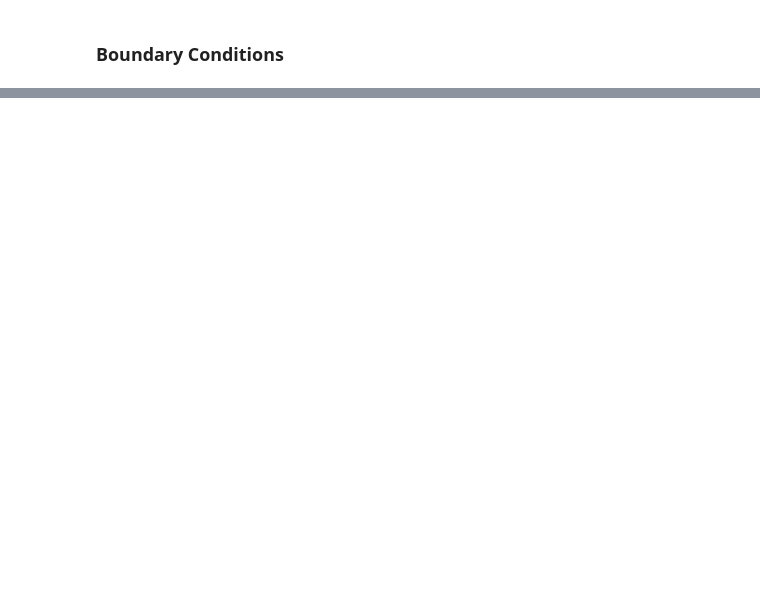
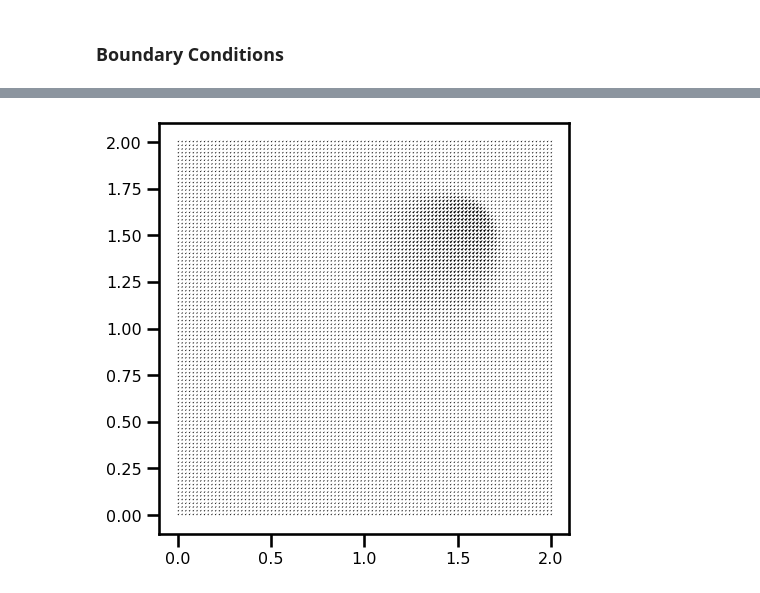
Before and after one commit to jejjohnson/jaxsw, a Jupyter notebook: notebooks/dev/eman/12_steps_2_NS/3_nonlinear_convection_2d.ipynb, the cells around one changed output, grey strips where cells are left out. Saved outputs shown, nothing was run; the diff lists cells and outputs as text; code cells hidden in the pictures; blank space fills up the shorter version.

```diff
--- a/notebooks/dev/eman/12_steps_2_NS/3_nonlinear_convection_2d.ipynb
+++ b/notebooks/dev/eman/12_steps_2_NS/3_nonlinear_convection_2d.ipynb
@@ -451,0 +566,14 @@ plt.show()
+# %%
+fig, ax = plt.subplots(figsize=(5,5))
+
+ax.quiver(
+    u.domain.grid[..., 0],
+    u.domain.grid[..., 1],
+    u_sol.values[-1],
+    v_sol.values[-1], color="k", alpha=1.0)
+
+ax.set_aspect('equal', 'box')
+plt.tight_layout()
+plt.show()
+# %% [output]
+[figure, added]
```
Also changed, not shown: parts of 18 cells of this notebook, 6 other files.
